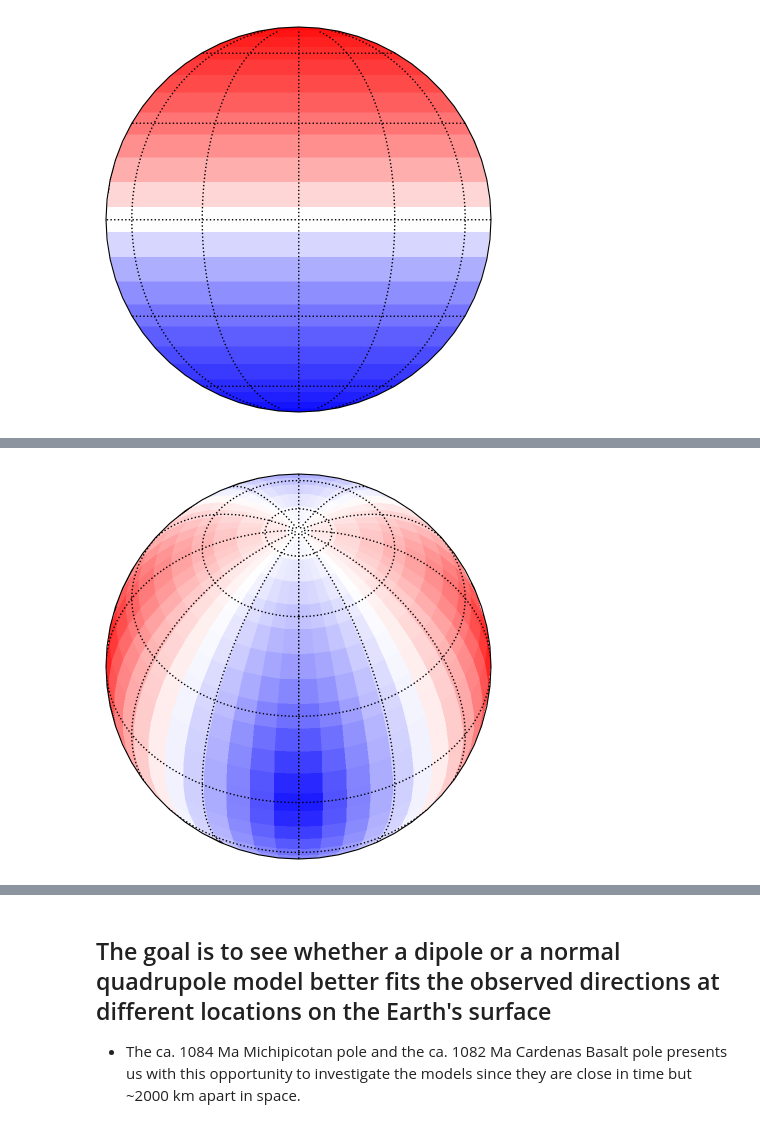
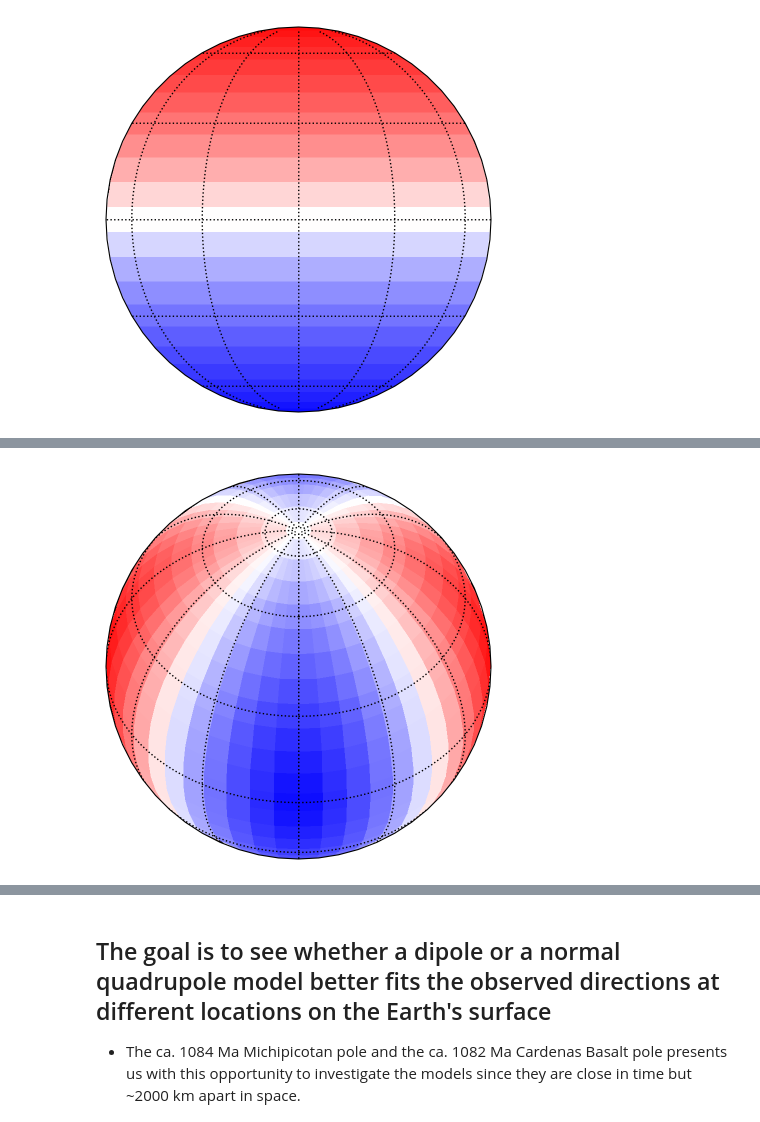
Before and after one commit to Swanson-Hysell-Group/2024_SWLLIP, a Jupyter notebook: code/SWLLIP_geomagnetic_field.ipynb, the cells around one changed output, grey strips where cells are left out. Drawn from its saved outputs; the diff is of its cells as text; code cells hidden in the pictures.

Commit message:
Update SWLLIP_geomagnetic_field.ipynb
perhaps the implemented quadrupole inversion is correct....?

```diff
--- a/code/SWLLIP_geomagnetic_field.ipynb
+++ b/code/SWLLIP_geomagnetic_field.ipynb
@@ -24,9 +29,9 @@ import cartopy.crs as ccrs
 - according to Knappe, 1980, On Modeling Magnetic Fields on a Sphere with Dipoles and Quadrupoles, we can visualize the inclinations and declinations of a dipole and a quadrupole on a sphere surface as follows
 # %%
 # Define the polar coordinates
-lons = np.linspace(0, 2*np.pi, 50)
-lats = np.linspace(-np.pi/2, np.pi/2, 25)
-lons, lats = np.meshgrid(lons, lats)
+lons = np.linspace(0, 360, 50) # in degrees
+lats = np.linspace(-90, 90, 25) # in degrees
+lons, lats = np.meshgrid(lons, lats) # make a grid
 # %% [markdown]
 ### dipole
 # %%
@@ -64,40 +69,49 @@ All images are taken from Knapp, 1980.
 # %%
 # makes a function that calculates the inclination for
 # a given longitude and latitude based on a normal quadrupole model
-def normal_quadrupole_inclination(lon, lat):
+def normal_quadrupole_inclination(lat, lon):
+    '''
+    input: lat, lon in degrees
+    output: calcualted inclination for a normal quadrupole model in degrees
+    '''
+    lat = lat*d2r
+    lon = lon*d2r
     colat = np.pi/2 - lat
-    # tan_I = -1.5*(1/np.sqrt((1/np.sin(colat)**2*1/np.cos(2*lon)**2-1)))
-    tan_I = -1.5*(np.sin(colat)*np.cos(2*lon))/(2*(1-np.sin(colat)**2*np.cos(2*lon)**2)**0.5)
+    tan_I = -1.5*(np.sin(colat)*np.cos(2*lon))/(1-np.sin(colat)**2*np.cos(2*lon)**2)**0.5
     I = np.degrees(np.arctan(tan_I))
     return I
 
 # makes a function that calculates the inclination for
 # a given longitude and latitude based on a negative linear quadrupole model
-def negative_linear_quadrupole_inclination(lon, lat):
-    lat = np.radians(lat)
-    lon = np.radians(lon)
+def negative_linear_quadrupole_inclination(lat, lon):
+    '''
+    input: lat, lon in degrees
+    output: calcualted inclination for a negative linear quadrupole model in degrees
+    '''
+    lat = lat*d2r
+    lon = lon*d2r
     colat = np.pi/2 - lat
     tan_I = (3*np.cos(2*colat)+1)/np.abs((2*np.sin(2*colat)))
     I = np.degrees(np.arctan(tan_I))
     return I
 # %%
 # calculate inclination at each point
-normal_quadrupole_incs = normal_quadrupole_inclination(lons, lats)
-negative_quadrupole_incs = negative_linear_quadrupole_inclination(lons, lats)
+normal_quadrupole_incs = normal_quadrupole_inclination(lats, lons)
+negative_quadrupole_incs = negative_linear_quadrupole_inclination(lats, lons)
 
 # normal_quadrupole_incs
 # %%
 # illustrate the inclinations of a normal quadrupole
 
 ax = ipmag.make_orthographic_map(figsize=(5,5), central_latitude=45, central_longitude=180)
 
-ax.pcolormesh(np.degrees(lons), np.degrees(lats), normal_quadrupole_incs,
+ax.pcolormesh(lons, lats, normal_quadrupole_incs,
               vmin=np.min(normal_quadrupole_incs), vmax=np.max(normal_quadrupole_incs),
               cmap='bwr', transform=ccrs.PlateCarree())
 
 plt.show()
 # %% [output]
-[figure, old version]
+[figure, new version]
 # %%
 # illustrate the inclinations of a negative linear quadrupole
 
```
Also changed, not shown: parts of 26 cells of this notebook.
